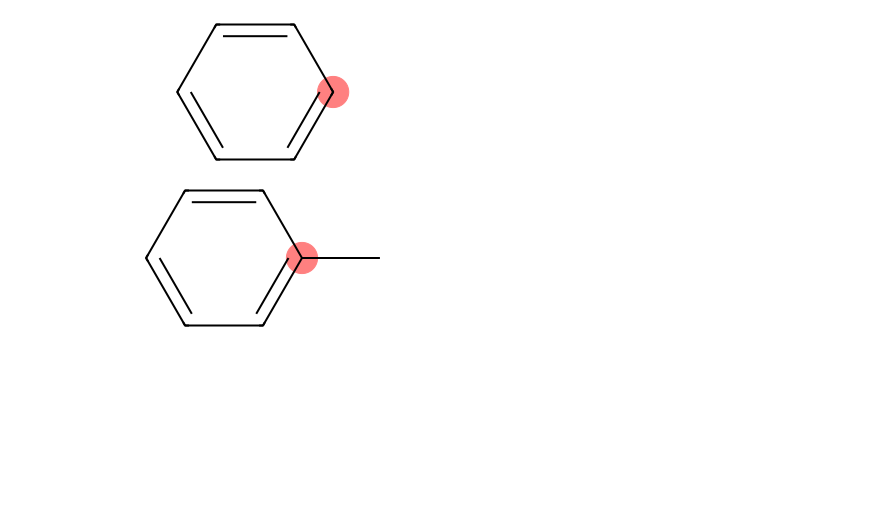
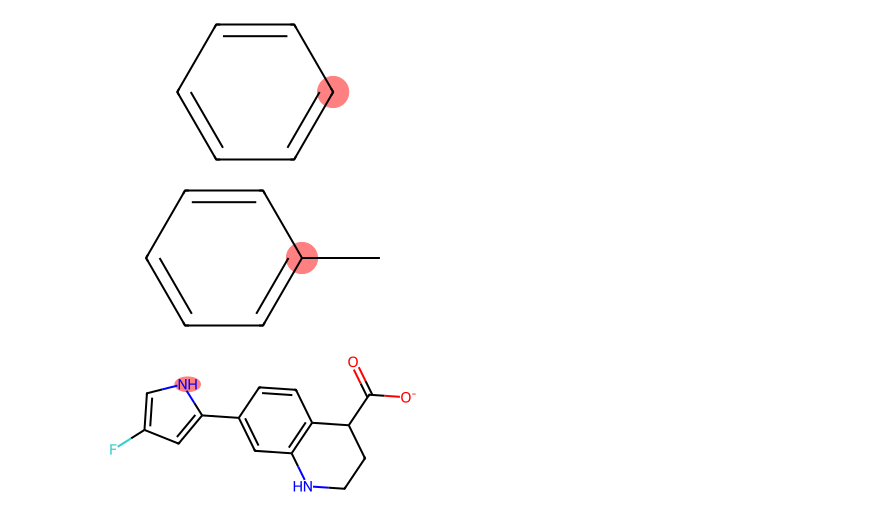
Before and after one commit to finlayiainmaclean/rdsl, a Jupyter notebook: examples.ipynb, the cells around one changed output. Cells and saved outputs as stored; diff of their text form; code cells hidden in the pictures; blank space fills up the shorter version.

```diff
--- a/examples.ipynb
+++ b/examples.ipynb
@@ -500,3 +498,8 @@ highlight_atoms(result.mol, atom_ids=[0])
 highlight_atoms(toluene, atom_ids=[1])
 # %% [output]
 [figure]
+# %%
+atom_ids = select_atom_ids(mol, "donors and ringsize 5")
+mol
+# %% [output]
+[figure, added]
```
Also changed, not shown: parts of 3 cells of this notebook.
